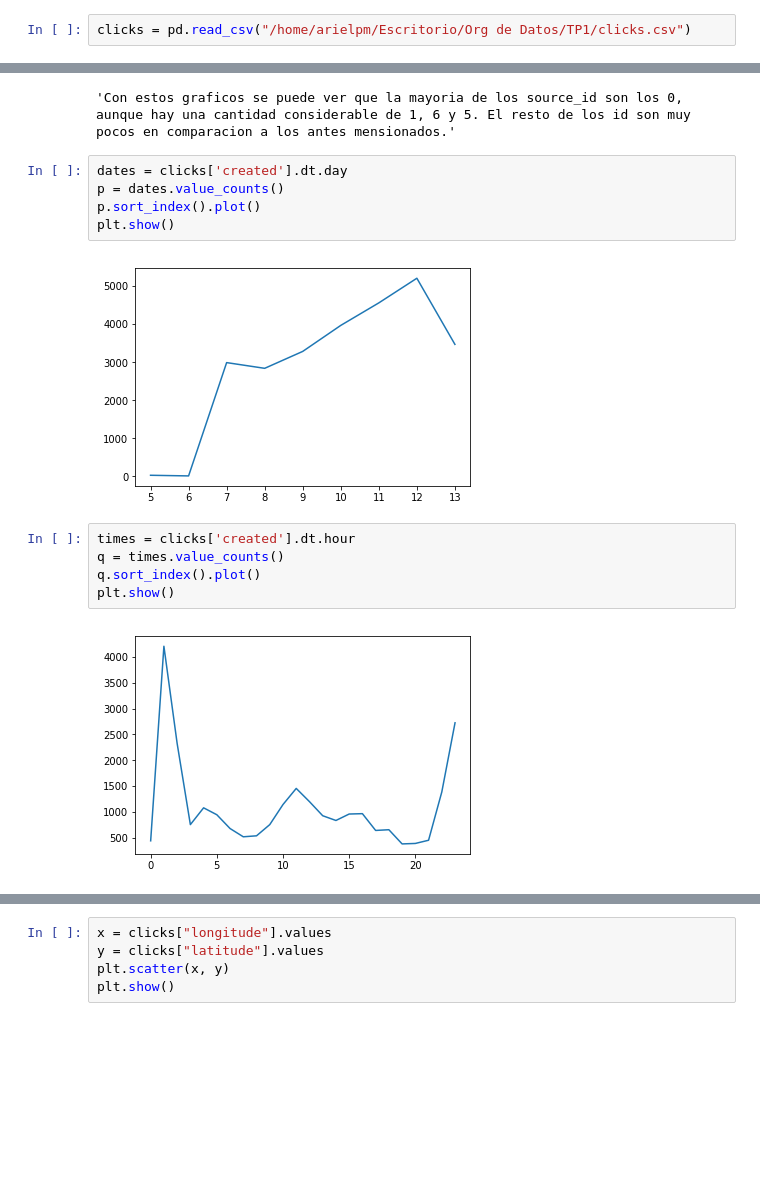
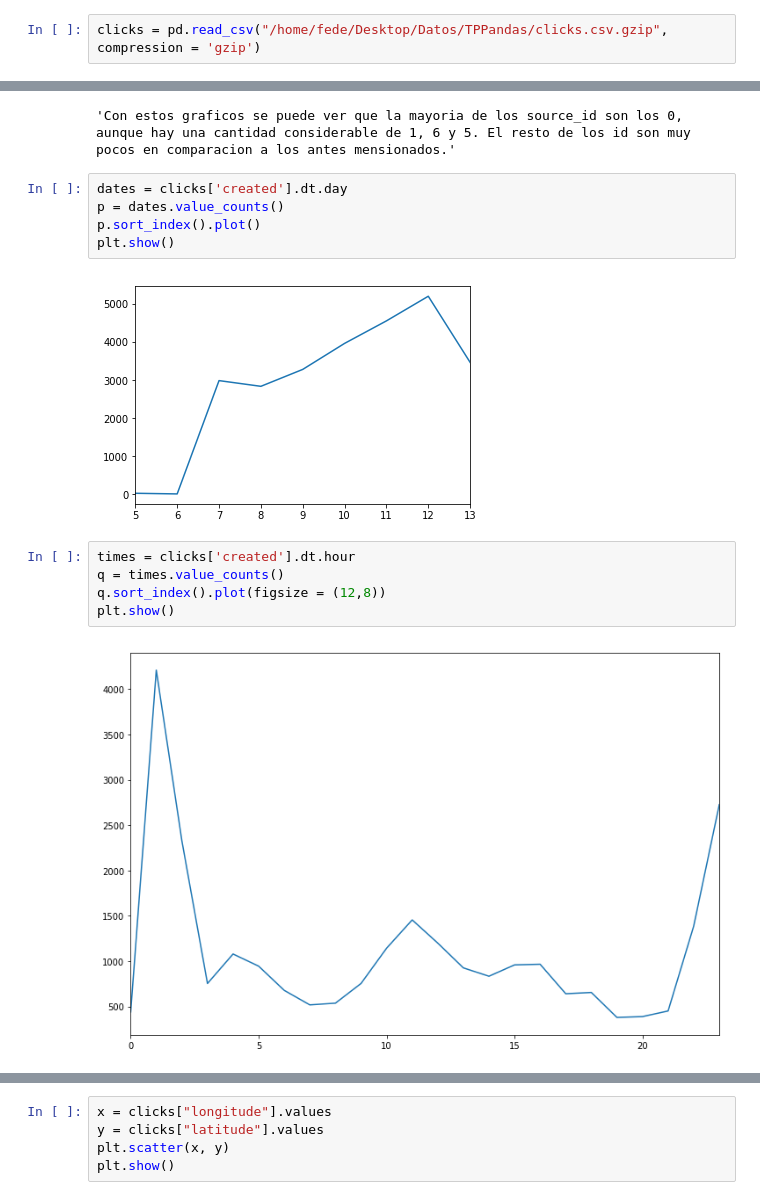
Before and after one commit to shizus/7506-1c2019, a Jupyter notebook: scripts/clicks.ipynb, the cells around one changed output, grey strips where cells are left out. Drawn from its saved outputs; the diff is of its cells as text; blank space fills up the shorter version.

Commit message:
gráficos extra clicks

```diff
--- a/scripts/clicks.ipynb
+++ b/scripts/clicks.ipynb
@@ -3,7 +3,7 @@ import pandas as pd
 import matplotlib.pyplot as plt
 import numpy as np
 # %%
-clicks = pd.read_csv("/home/arielpm/Escritorio/Org de Datos/TP1/clicks.csv")
+clicks = pd.read_csv("/home/fede/Desktop/Datos/TPPandas/clicks.csv.gzip", compression = 'gzip')
 # %%
 clicks.head()
 # %% [output]
@@ -385,11 +388,11 @@ p = dates.value_counts()
 p.sort_index().plot()
 plt.show()
 # %% [output]
-[figure, old version]
+[figure, new version]
 # %%
 times = clicks['created'].dt.hour
 q = times.value_counts()
-q.sort_index().plot()
+q.sort_index().plot(figsize = (12,8))
 plt.show()
 # %% [output]
-[figure, old version]
+[figure, new version]
```
Also changed, not shown: parts of 27 cells of this notebook.
